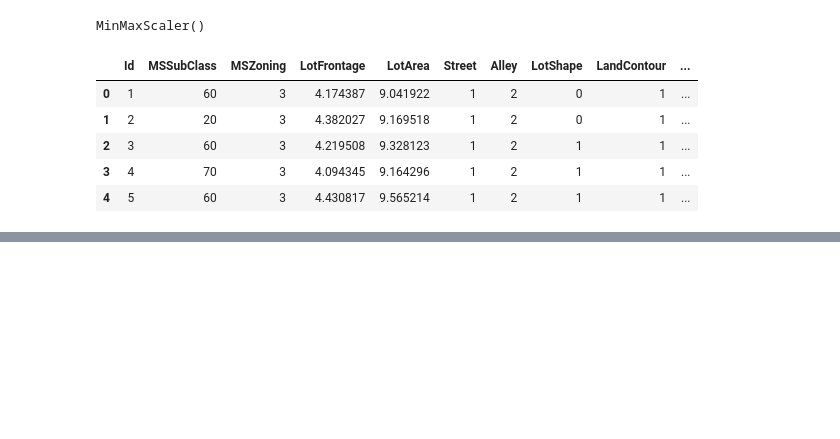
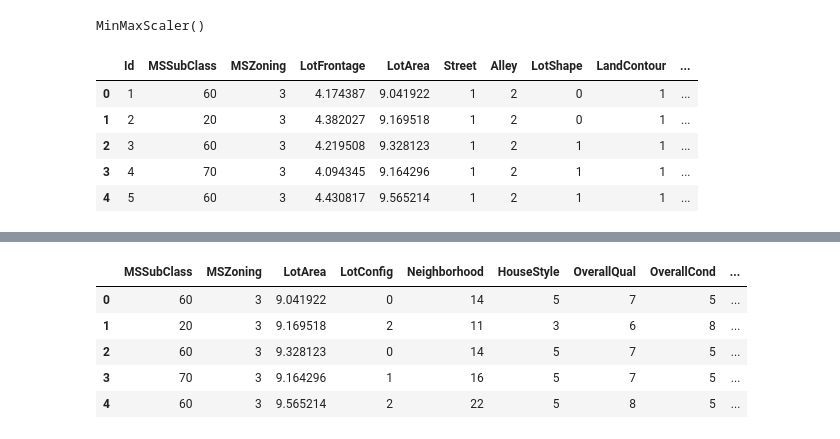
Before and after one commit to ManoranjanThakur/ML_Models-Feature_Engineering-EDA, a Jupyter notebook: advanced-regression-techniques.ipynb, the cells around one changed output, grey strips where cells are left out. Drawn from its saved outputs; the diff is of its cells as text; code cells hidden in the pictures; blank space fills up the shorter version.

```diff
--- a/advanced-regression-techniques.ipynb
+++ b/advanced-regression-techniques.ipynb
@@ -667,0 +670,7 @@ dataset.head()
+# %%
+X_train=dataset.drop(['Id','SalePrice'],axis=1)
+# %%
+from sklearn.linear_model import Lasso
+from sklearn.feature_selection import SelectFromModel
+feature_sel_model = SelectFromModel(Lasso(alpha=0.005, random_state=0))
+feature_sel_model.fit(X_train,y_train)
@@ -667,0 +692,7 @@ dataset.head()
+# %%
+selected_feat=X_train.columns[(feature_sel_model.get_support())]
+
+print('total features {}'.format((X_train.shape[1])))
+print('selected features {}'.format(len(selected_feat)))
+print('features with coefficients shrank to zero: {}'.format(
+np.sum(feature_sel_model.estimator_.coef_==0)))
@@ -667,0 +716,11 @@ dataset.head()
+# %%
+X_train=X_train[selected_feat]
+# %%
+X_train.head()
+# %% [output]
+|  | MSSubClass | MSZoning | LotArea | LotConfig | Neighborhood | HouseStyle | OverallQual | OverallCond | ... |
+| 0 | 60 | 3 | 9.041922 | 0 | 14 | 5 | 7 | 5 | ... |
+| 1 | 20 | 3 | 9.169518 | 2 | 11 | 3 | 6 | 8 | ... |
+| 2 | 60 | 3 | 9.328123 | 0 | 14 | 5 | 7 | 5 | ... |
+| 3 | 70 | 3 | 9.164296 | 1 | 16 | 5 | 7 | 5 | ... |
+| 4 | 60 | 3 | 9.565214 | 2 | 22 | 5 | 8 | 5 | ... |
```
Also changed, not shown: parts of 5 cells of this notebook.
